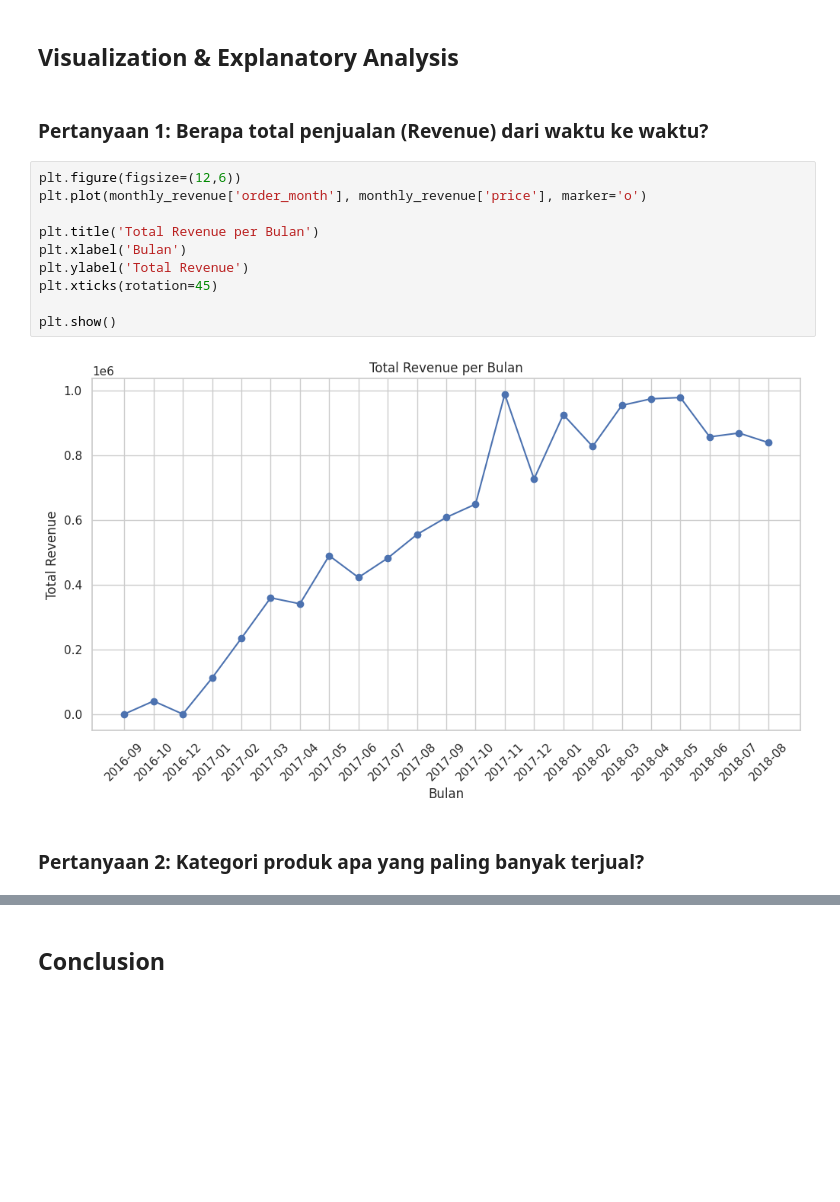
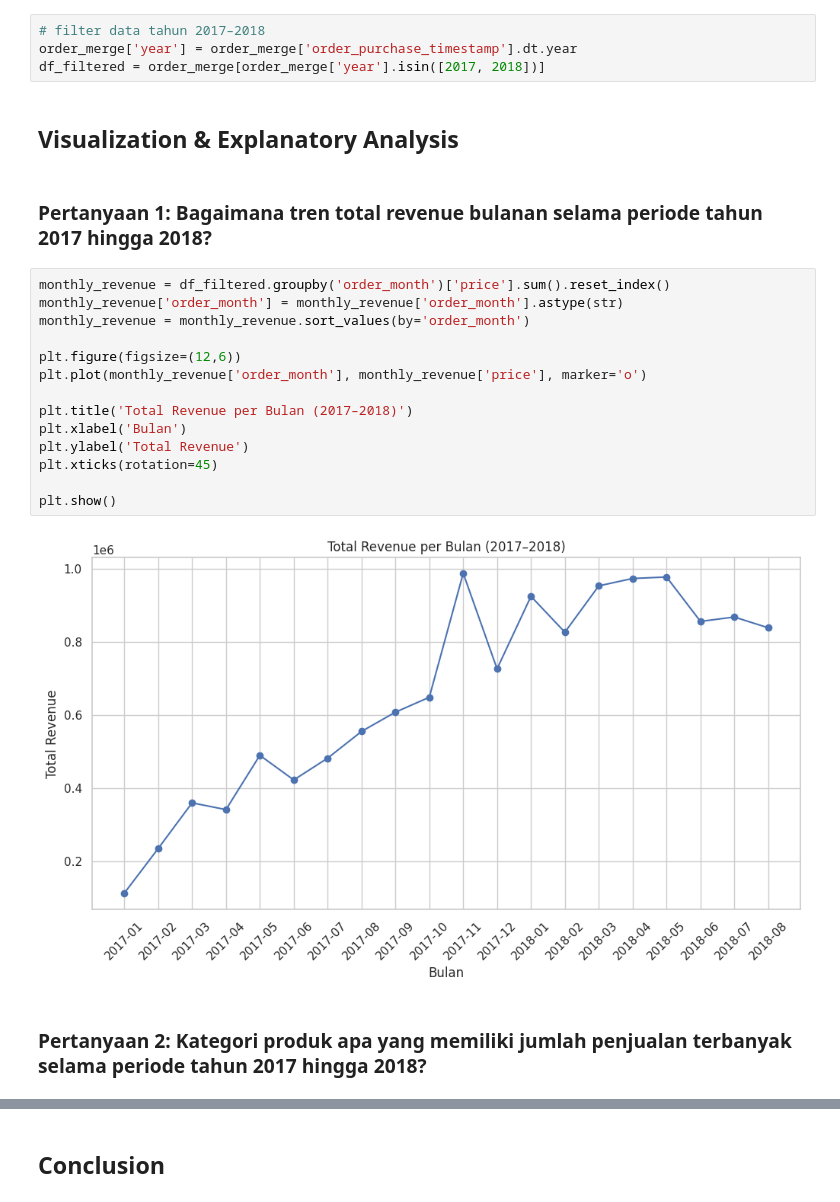
Before and after one commit to nabilafarahhh/dashboard-ecommerce-dicoding, a Jupyter notebook: notebook.ipynb, the cells around one changed output, grey strips where cells are left out. Drawn from its saved outputs; the diff is of its cells as text; blank space fills up the shorter version.

```diff
--- a/notebook.ipynb
+++ b/notebook.ipynb
@@ -273,19 +290,27 @@ category_sales.head()
+# %%
+# filter data tahun 2017–2018
+order_merge['year'] = order_merge['order_purchase_timestamp'].dt.year
+df_filtered = order_merge[order_merge['year'].isin([2017, 2018])]
 # %% [markdown]
 ## Visualization & Explanatory Analysis
-# %% [markdown]
-### Pertanyaan 1: Berapa total penjualan (Revenue) dari waktu ke waktu?
+# %% [markdown]
+### Pertanyaan 1: Bagaimana tren total revenue bulanan selama periode tahun 2017 hingga 2018?
 # %%
+monthly_revenue = df_filtered.groupby('order_month')['price'].sum().reset_index()
+monthly_revenue['order_month'] = monthly_revenue['order_month'].astype(str)
+monthly_revenue = monthly_revenue.sort_values(by='order_month')
+
 plt.figure(figsize=(12,6))
 plt.plot(monthly_revenue['order_month'], monthly_revenue['price'], marker='o')
 
-plt.title('Total Revenue per Bulan')
+plt.title('Total Revenue per Bulan (2017–2018)')
 plt.xlabel('Bulan')
 plt.ylabel('Total Revenue')
 plt.xticks(rotation=45)
 
 plt.show()
 # %% [output]
-[figure, old version]
+[figure, new version]
 # %% [markdown]
-### Pertanyaan 2: Kategori produk apa yang paling banyak terjual?
+### Pertanyaan 2: Kategori produk apa yang memiliki jumlah penjualan terbanyak selama periode tahun 2017 hingga 2018?
 # %%
```
Also changed, not shown: parts of 15 cells of this notebook.
